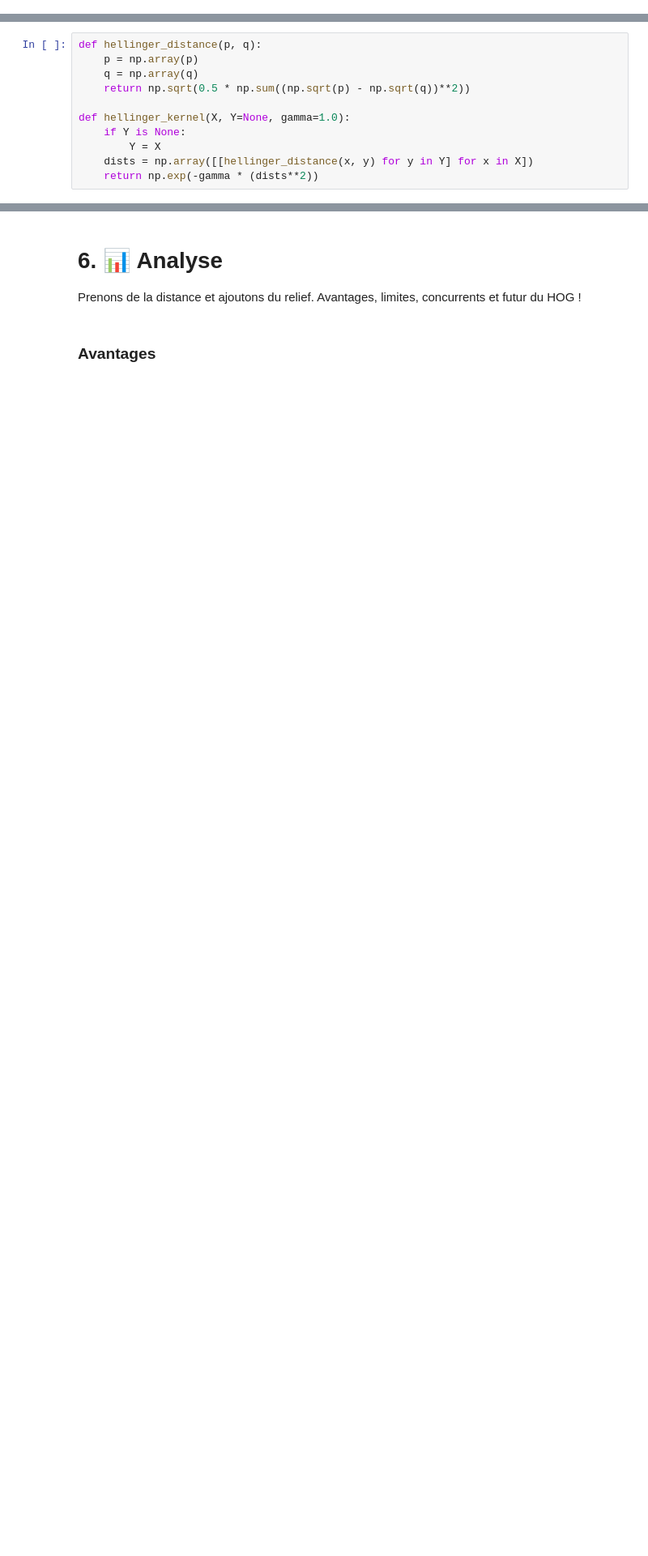
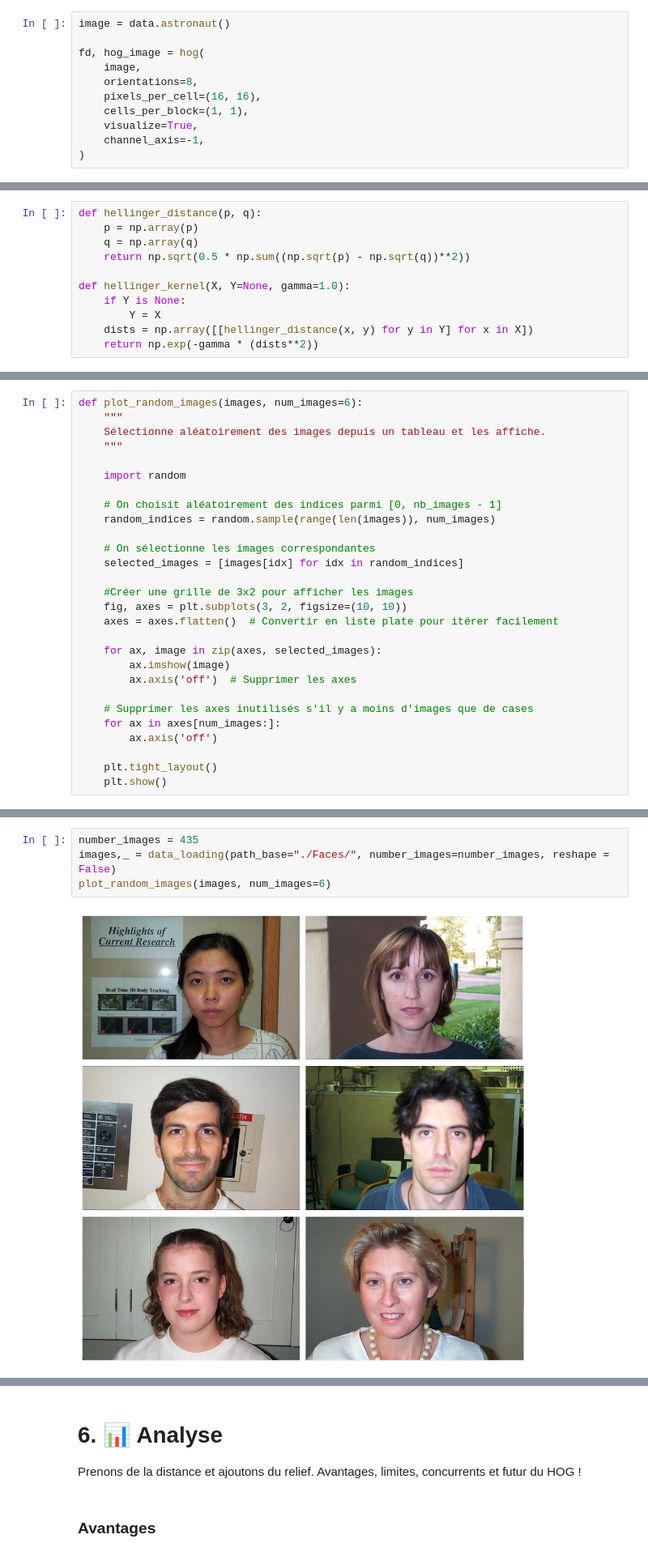
Before and after one commit to AlixANNERAUD/Histogram_of_oriented_gradients_presentation, a Jupyter notebook: Presentation.ipynb, the cells around one changed output, grey strips where cells are left out. Shown at 81% size. Saved outputs shown, nothing was run; the diff lists cells and outputs as text; blank space fills up the shorter version.

```diff
--- a/Presentation.ipynb
+++ b/Presentation.ipynb
@@ -360,0 +148,11 @@ Implémentons donc cette distance de Hellinger :
+# %%
+image = data.astronaut()
+
+fd, hog_image = hog(
+    image,
+    orientations=8,
+    pixels_per_cell=(16, 16),
+    cells_per_block=(1, 1),
+    visualize=True,
+    channel_axis=-1,
+)
@@ -461,0 +640,28 @@ Optimal Linear SVM : test error rate = 0.5813953488372092
+# %%
+def plot_random_images(images, num_images=6):
+    """
+    Sélectionne aléatoirement des images depuis un tableau et les affiche.
+    """
+
+    import random
+
+    # On choisit aléatoirement des indices parmi [0, nb_images - 1]
+    random_indices = random.sample(range(len(images)), num_images)
+
+    # On sélectionne les images correspondantes
+    selected_images = [images[idx] for idx in random_indices]
+
+    #Créer une grille de 3x2 pour afficher les images
+    fig, axes = plt.subplots(3, 2, figsize=(10, 10))
+    axes = axes.flatten()  # Convertir en liste plate pour itérer facilement
+
+    for ax, image in zip(axes, selected_images):
+        ax.imshow(image)
+        ax.axis('off')  # Supprimer les axes
+
+    # Supprimer les axes inutilisés s'il y a moins d'images que de cases
+    for ax in axes[num_images:]:
+        ax.axis('off')
+
+    plt.tight_layout()
+    plt.show()
@@ -461,0 +670,6 @@ Optimal Linear SVM : test error rate = 0.5813953488372092
+# %%
+number_images = 435
+images,_ = data_loading(path_base="./Faces/", number_images=number_images, reshape = False)
+plot_random_images(images, num_images=6)
+# %% [output]
+[figure, added]
```
Also changed, not shown: parts of 80 cells of this notebook.
